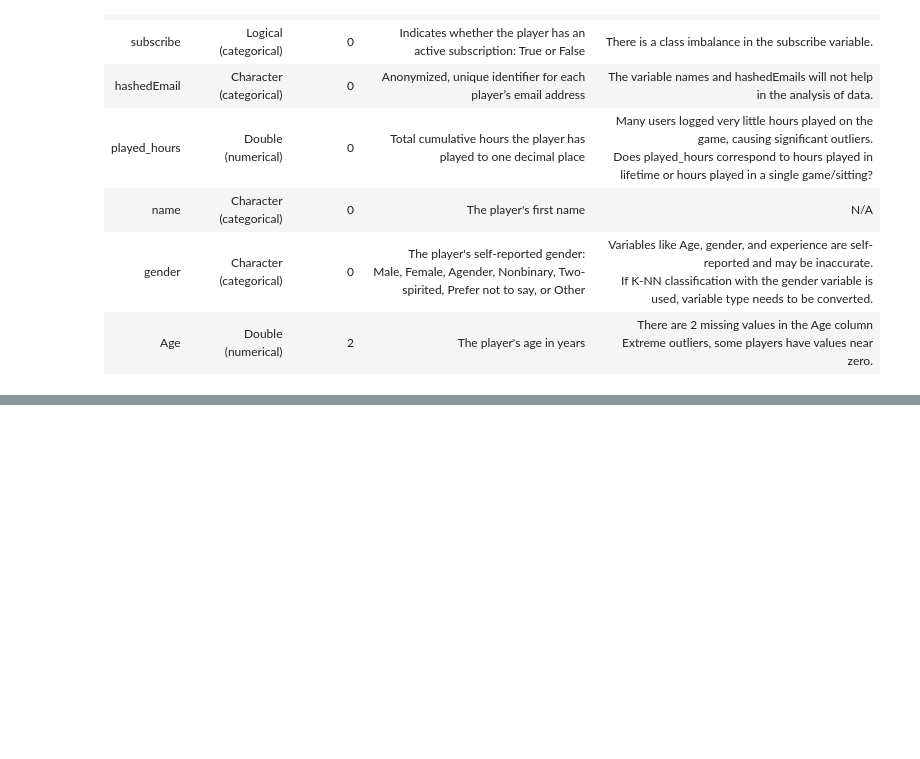
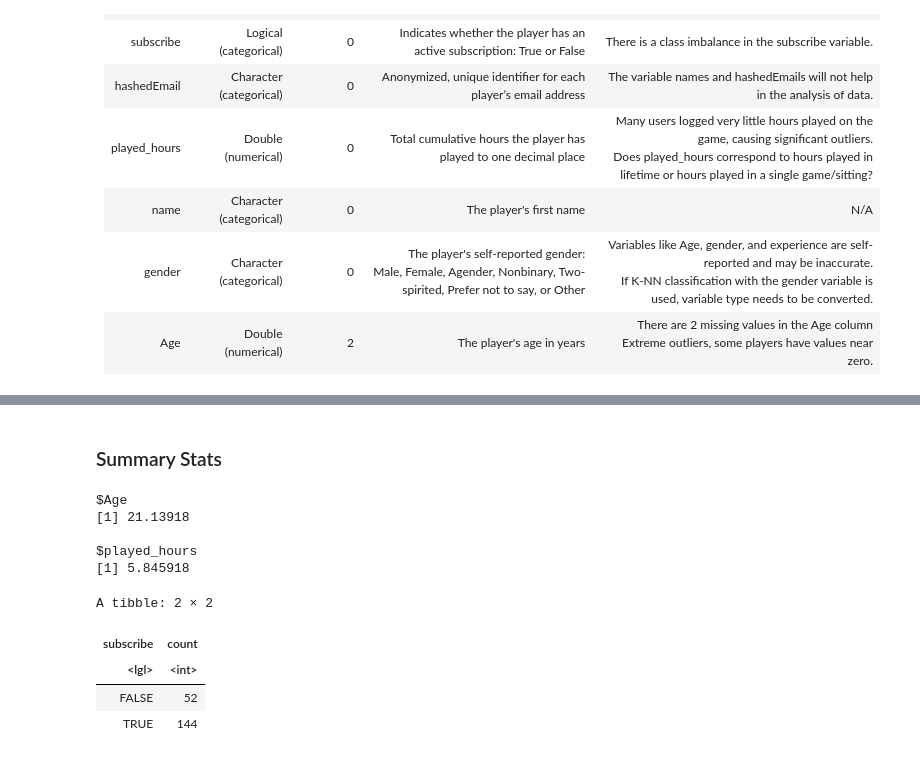
Before and after one commit to RealBabyPotato/DSCI-100-Final-Project, a Jupyter notebook: FinalProject.ipynb, the cells around one changed output, grey strips where cells are left out. Drawn from its saved outputs; the diff is of its cells as text; code cells hidden in the pictures; blank space fills up the shorter version.

```diff
--- a/FinalProject.ipynb
+++ b/FinalProject.ipynb
@@ -32,0 +46,25 @@ test
+# %% [markdown]
+<h3>Summary Stats</h3>
+# %%
+players_mean <- players_raw |>
+select(Age, played_hours)|>
+map(mean, na.rm = TRUE)
+players_mean
+
+subscribe_percentage <- nrow(players_raw)
+players_raw |>
+  group_by(subscribe) |>
+  summarize(
+    count = n(),
+  )
+# %% [output]
+$Age
+[1] 21.13918
+
+$played_hours
+[1] 5.845918
+A tibble: 2 × 2
+| subscribe | count |
+| <lgl> | <int> |
+| FALSE | 52 |
+| TRUE | 144 |
```
Also changed, not shown: parts of 16 cells of this notebook.
